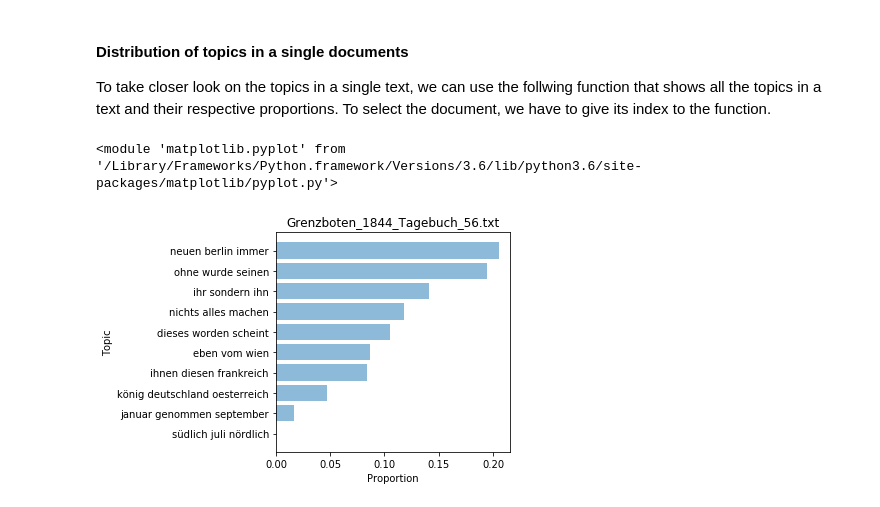
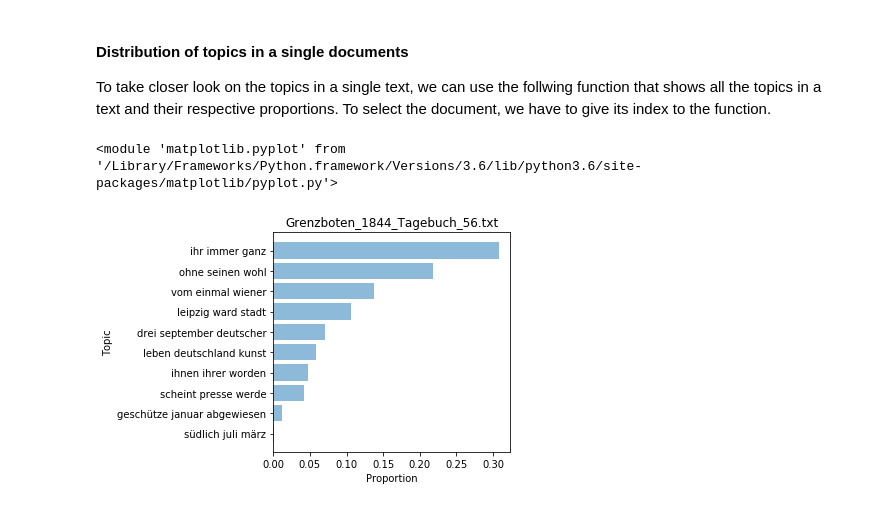
Before and after one commit to pielstroem/Topics, a Jupyter notebook: Introducing_MALLET.ipynb, the cells around one changed output. Cells and saved outputs as stored; diff of their text form; code cells hidden in the pictures.

Commit message:
Update visualization.py

```diff
--- a/Introducing_MALLET.ipynb
+++ b/Introducing_MALLET.ipynb
@@ -402,7 +403,7 @@ Loading BokehJS ...
 
 To take closer look on the topics in a single text, we can use the follwing function that shows all the topics in a text and their respective proportions. To select the document, we have to give its index to the function.
 # %%
-visualization.plot_doc_topics(doc_topic, 0)
+visualization.plot_doc_topics(doc_topics, 0)
 # %% [output]
 <module 'matplotlib.pyplot' from '/Library/Frameworks/Python.framework/Versions/3.6/lib/python3.6/site-packages/matplotlib/pyplot.py'>
-[figure, old version]
+[figure, new version]
```
Also changed, not shown: parts of 8 cells of this notebook, 34 other files.
